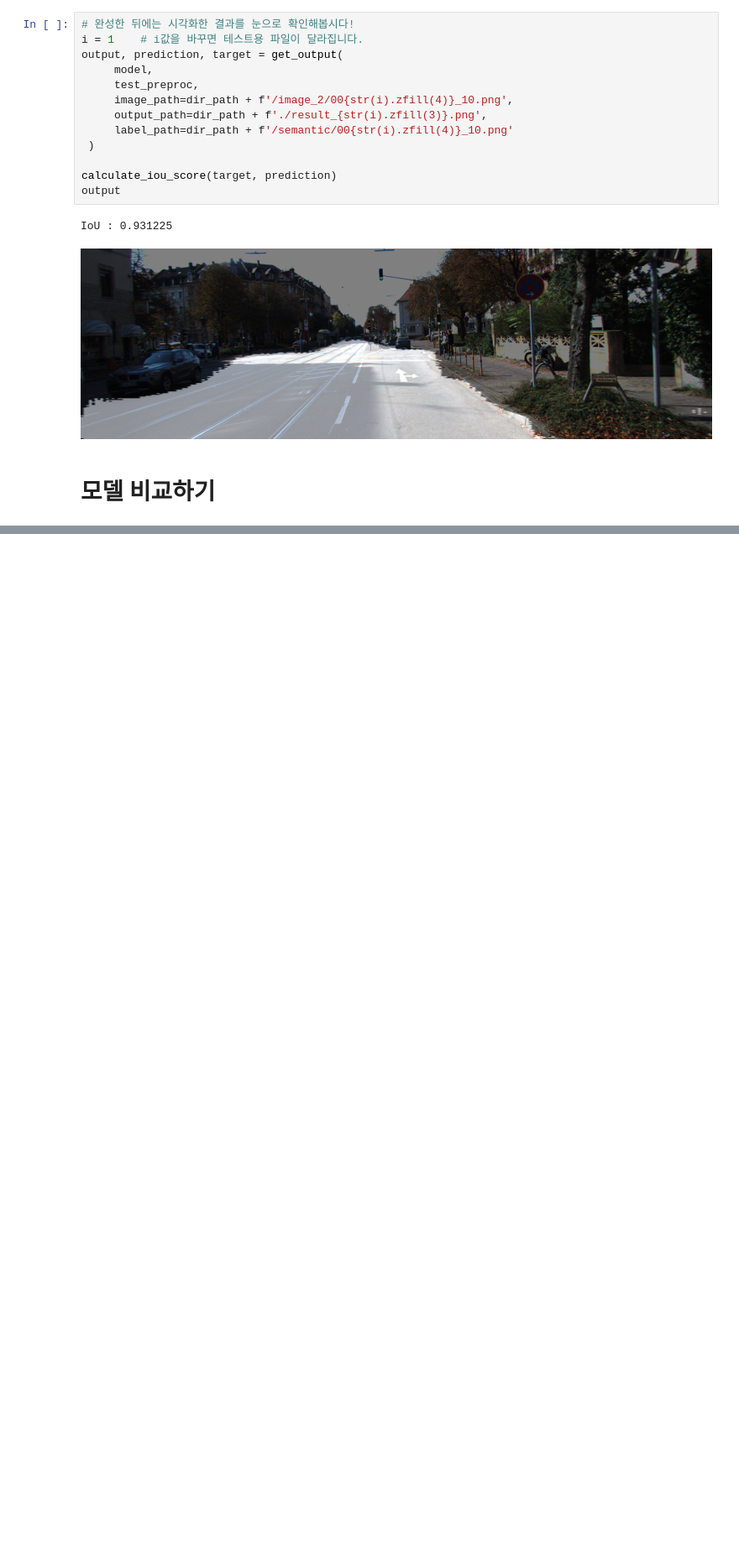
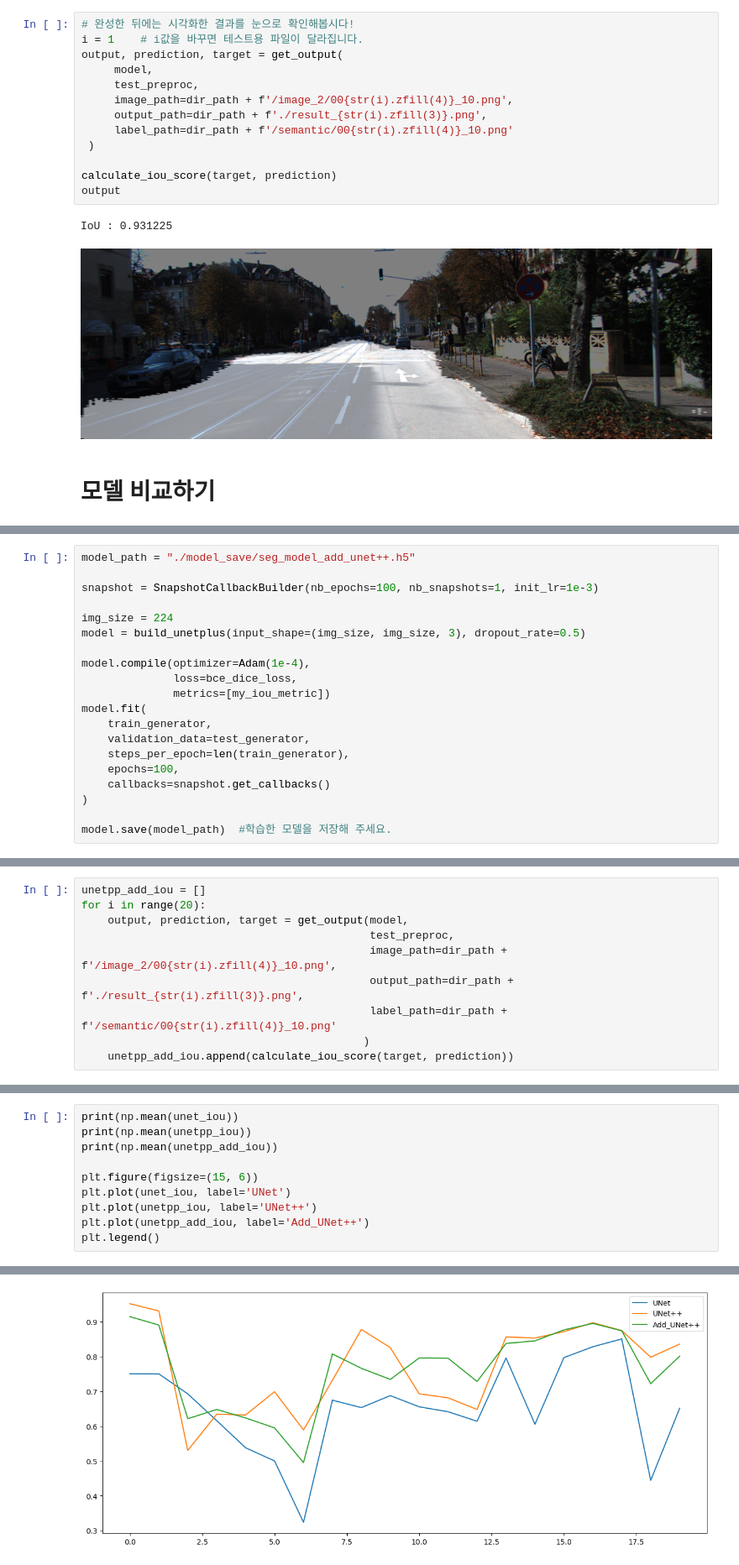
Before and after one commit to komingsu/AIFFEL, a Jupyter notebook: 20_Segmentation/20_segmentation.ipynb, the cells around one changed output, grey strips where cells are left out. Shown at 84% size. Cells and saved outputs as stored; diff of their text form; blank space fills up the shorter version.

```diff
--- a/20_Segmentation/20_segmentation.ipynb
+++ b/20_Segmentation/20_segmentation.ipynb
@@ -522,0 +610,20 @@ plt.legend()
+# %%
+model_path = "./model_save/seg_model_add_unet++.h5"
+
+snapshot = SnapshotCallbackBuilder(nb_epochs=100, nb_snapshots=1, init_lr=1e-3)
+
+img_size = 224
+model = build_unetplus(input_shape=(img_size, img_size, 3), dropout_rate=0.5)
+
+model.compile(optimizer=Adam(1e-4),
+              loss=bce_dice_loss,
+              metrics=[my_iou_metric])
+model.fit(
+    train_generator,
+    validation_data=test_generator,
+    steps_per_epoch=len(train_generator),
+    epochs=100,
+    callbacks=snapshot.get_callbacks()
+)
+
+model.save(model_path)  #학습한 모델을 저장해 주세요.
@@ -522,0 +648,10 @@ plt.legend()
+# %%
+unetpp_add_iou = []
+for i in range(20):
+    output, prediction, target = get_output(model,
+                                            test_preproc,
+                                            image_path=dir_path + f'/image_2/00{str(i).zfill(4)}_10.png',
+                                            output_path=dir_path + f'./result_{str(i).zfill(3)}.png',
+                                            label_path=dir_path + f'/semantic/00{str(i).zfill(4)}_10.png'
+                                           )
+    unetpp_add_iou.append(calculate_iou_score(target, prediction))
@@ -522,0 +679,11 @@ plt.legend()
+# %%
+print(np.mean(unet_iou))
+print(np.mean(unetpp_iou))
+print(np.mean(unetpp_add_iou))
+
+plt.figure(figsize=(15, 6))
+plt.plot(unet_iou, label='UNet')
+plt.plot(unetpp_iou, label='UNet++')
+plt.plot(unetpp_add_iou, label='Add_UNet++')
+plt.legend()
+# %% [output]
@@ -522,0 +694 @@ plt.legend()
+[figure, added]
```
Also changed, not shown: parts of 18 cells of this notebook.
